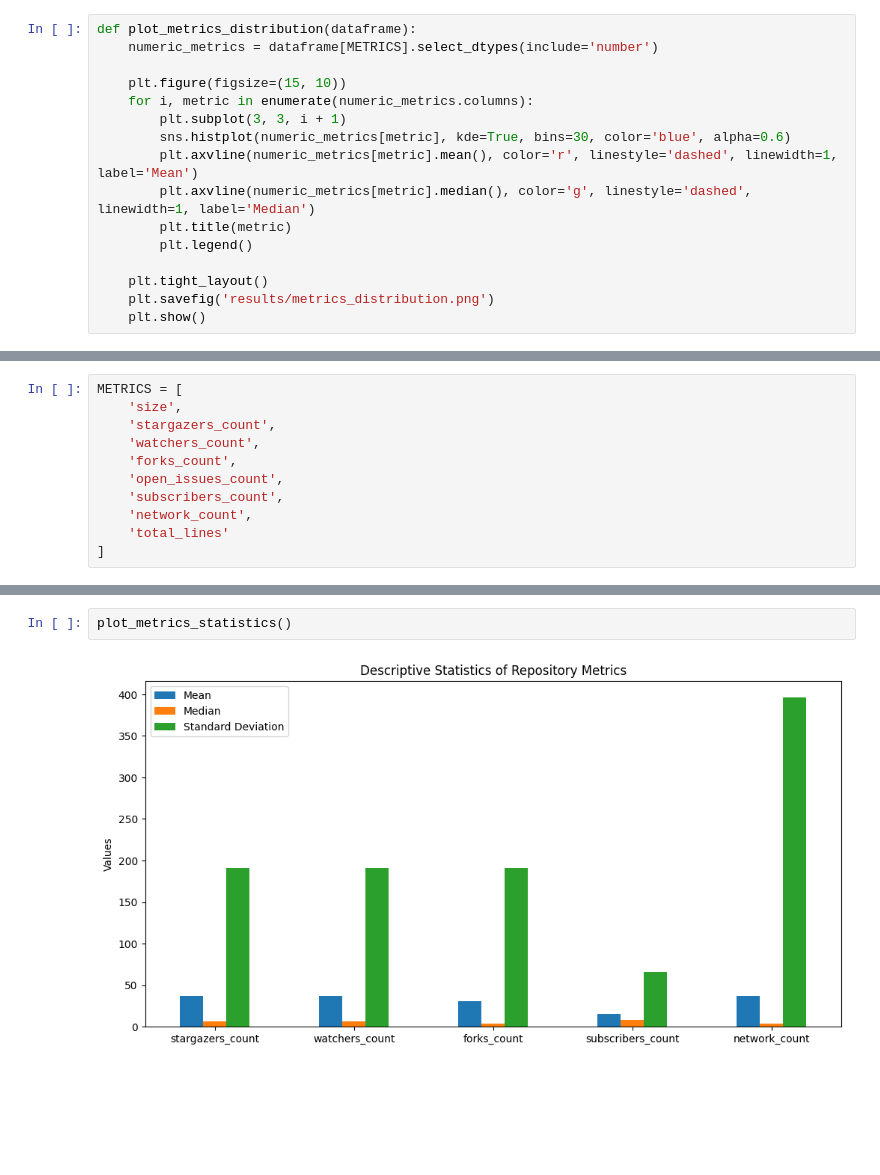
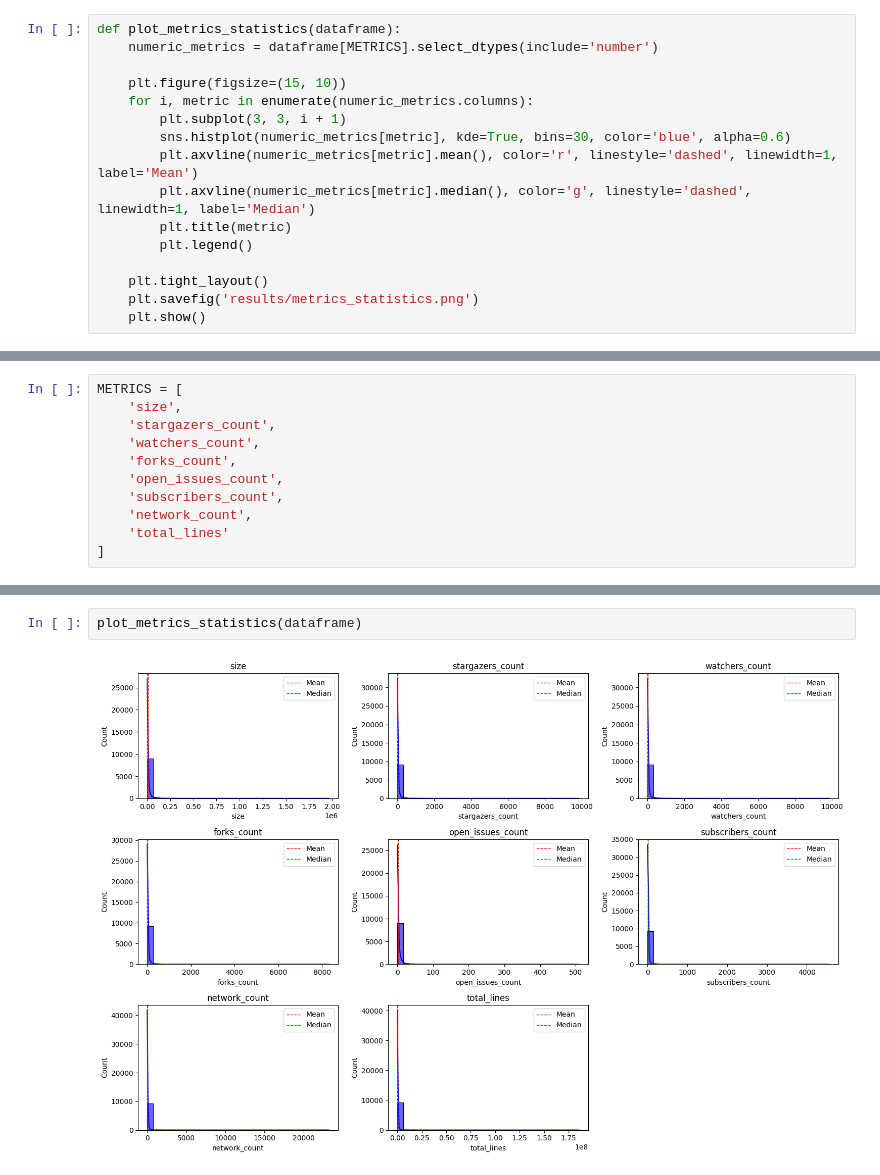
Before and after one commit to Cafeo-Group/git-infer, a Jupyter notebook: get_metics.ipynb, the cells around one changed output, grey strips where cells are left out. Saved outputs shown, nothing was run; the diff lists cells and outputs as text; blank space fills up the shorter version.

```diff
--- a/get_metics.ipynb
+++ b/get_metics.ipynb
@@ -199,7 +199,7 @@ def plot_boxplot_metrics(dataframe):
     plt.savefig('results/boxplot_metrics.png')
     plt.show()
 # %%
-def plot_metrics_distribution(dataframe):
+def plot_metrics_statistics(dataframe):
     numeric_metrics = dataframe[METRICS].select_dtypes(include='number')
 
     plt.figure(figsize=(15, 10))
@@ -212,7 +212,7 @@ def plot_metrics_distribution(dataframe):
         plt.legend()
 
     plt.tight_layout()
-    plt.savefig('results/metrics_distribution.png')
+    plt.savefig('results/metrics_statistics.png')
     plt.show()
 # %% [markdown]
 # Results
@@ -307,4 +308,4 @@ plot_boxplot_metrics(dataframe)
 # %%
-plot_metrics_statistics()
+plot_metrics_statistics(dataframe)
 # %% [output]
-[figure, old version]
+[figure, new version]
```
Also changed, not shown: parts of 7 cells of this notebook.
